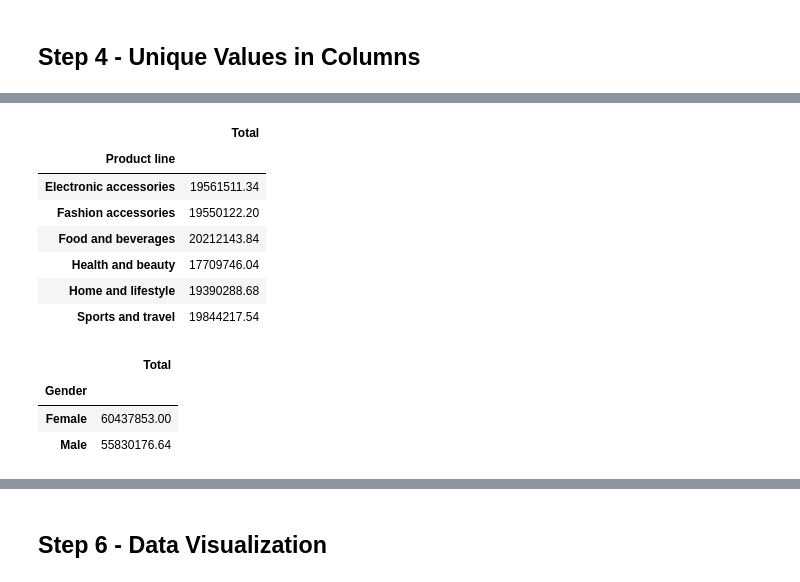
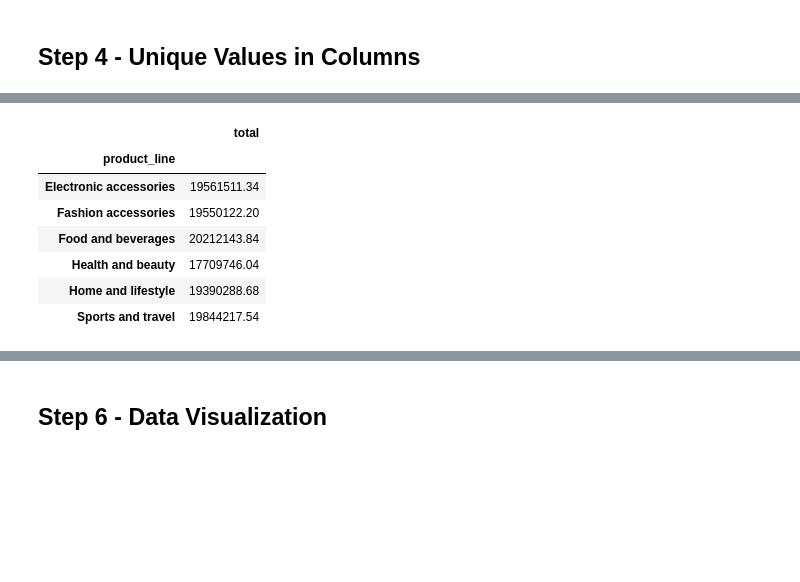
Before and after one commit to Ahmed-Tijani-Suleiman/Analysis-of-supermarket-data-across-Nigeria, a Jupyter notebook: Suleiman Ahmed.ipynb, the cells around one changed output, grey strips where cells are left out. Cells and saved outputs as stored; diff of their text form; code cells hidden in the pictures; blank space fills up the shorter version.

```diff
--- a/Suleiman Ahmed.ipynb
+++ b/Suleiman Ahmed.ipynb
@@ -274,12 +316,12 @@ df['Month']= (df['Date']).dt.month
 # %% [markdown]
 #### To-Do -Extract the Year feature from the `Date` column, and save to a new `Year` column
 # %%
-df['Year']= (df['Date']).dt.year
+df['year']= (df['date']).dt.year
 # %%
 #df[['Year']]
 # %% [markdown]
 #### To-Do - Extract the `Hour` feature from the `Time` column and save to a new `Hour` column
 # %%
-df['Hour']= (df['Time']).dt.hour
+df['hour']= (df['time']).dt.hour
 # %%
 #df[['Hour']]
@@ -386,2 +401,2 @@ Name: Payment, dtype: int64
 # %%
-cities= df.groupby(['City'])
+quantity= df.groupby(['product_line'])
@@ -414,10 +403,8 @@ cities[['gross income']].sum()
-# %%
-quantity= df.groupby(['Product line'])
 # %%
-quantity[['Total']].sum()
+quantity[['total']].sum()
 # %% [output]
-|  | Total |
-| Product line |  |
+|  | total |
+| product_line |  |
 | Electronic accessories | 19561511.34 |
 | Fashion accessories | 19550122.20 |
 | Food and beverages | 20212143.84 |
@@ -431,7 +413,0 @@ gender= df.groupby(['Gender'])
-# %%
-gender[['Total']].sum()
-# %% [output]
-|  | Total |
-| Gender |  |
-| Female | 60437853.00 |
-| Male | 55830176.64 |
```
Also changed, not shown: parts of 127 cells of this notebook, 2 other files.
